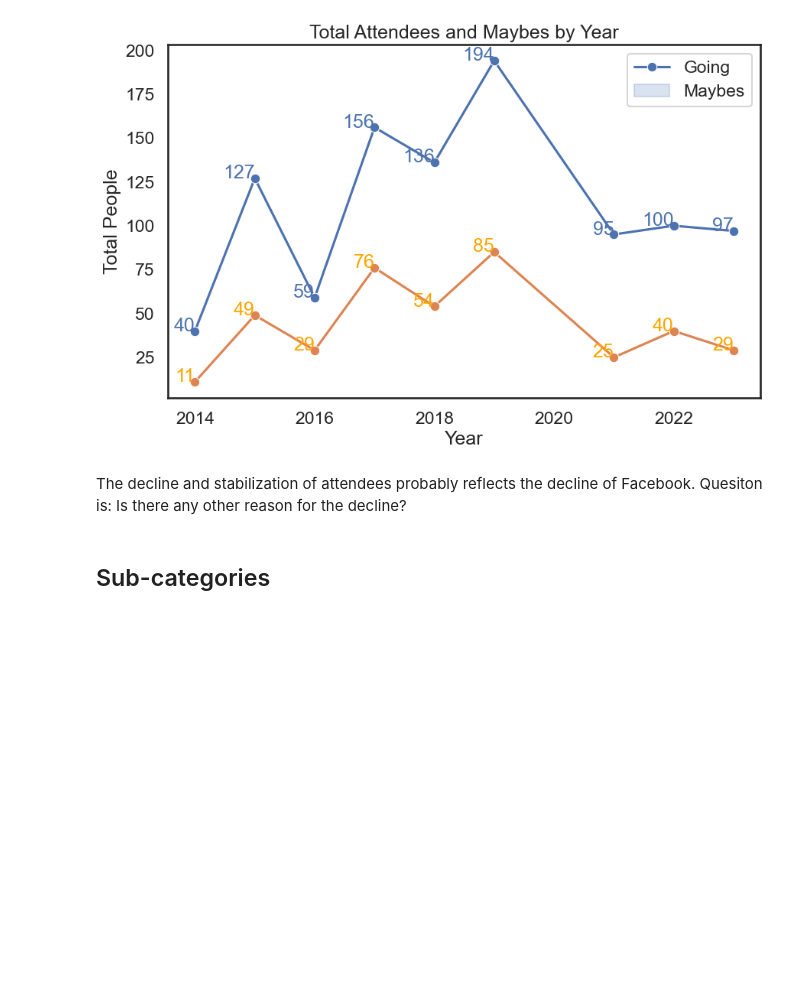
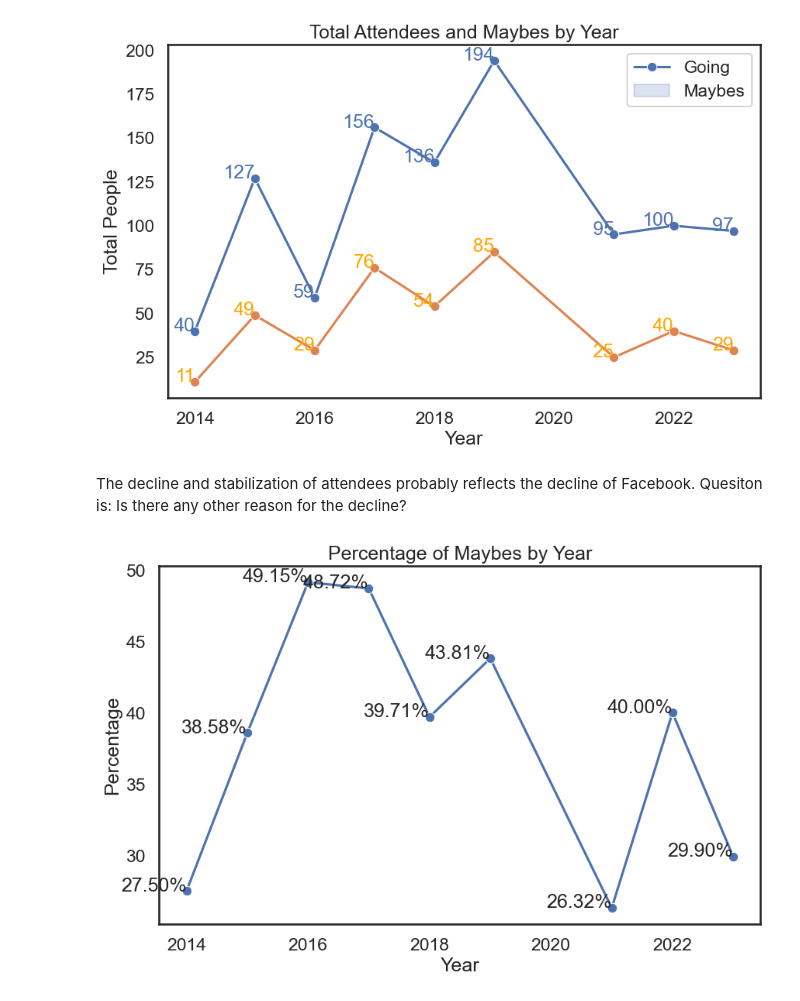
Before and after one commit to johbry17/Harvest-Party, a Jupyter notebook: exploratory_data_analysis.ipynb, the cells around one changed output. Cells and saved outputs as stored; diff of their text form; code cells hidden in the pictures; blank space fills up the shorter version.

Commit message:
add more plots to EDA

```diff
--- a/exploratory_data_analysis.ipynb
+++ b/exploratory_data_analysis.ipynb
@@ -437,7 +445,7 @@ plt.show()
 df_sum = df.groupby("Year")["Amount"].sum().reset_index()
 df_sum.columns = ["Year", "Amount"]
 
-don_sum = don_df.copy() # donations df
+don_sum = don_df.copy()  # donations df
 
 # merge expenses and donations dfs
 df_sum = pd.merge(df_sum, don_sum, on="Year", how="outer")
@@ -459,16 +467,14 @@ sns.lineplot(
 )
 
 # Add a horizontal line at y=0
-plt.axhline(0, color='black', linestyle='--')
+plt.axhline(0, color="black", linestyle="--")
 
 # annotate each data point
 for _, row in df_sum.iterrows():
     year = row.Year
     amount = row.Donations_minus_expenses
-    color = 'r' if amount < 0 else 'black'
-    plt.text(
-        year, amount, f"${amount:.2f}", horizontalalignment="right", color=color
-    )
+    color = "r" if amount < 0 else "black"
+    plt.text(year, amount, f"${amount:.2f}", horizontalalignment="right", color=color)
 
 # format plot
 plt.title("Total Donations minus Expenses by Year")
@@ -885,19 +916,23 @@ df_cat_year_sum = df_cat_year_sum.sort_values("Amount", ascending=False)
 # plot the chart
 sns.set_theme(style="white", context="talk")
 plt.figure(figsize=(10, 6))
-ax = sns.lineplot(x="Year", y="Amount", hue="Category", data=df_cat_year_sum, marker="o")
+ax = sns.lineplot(
+    x="Year", y="Amount", hue="Category", data=df_cat_year_sum, marker="o"
+)
 
 # annotate each line with the name of the category
-for line, name in zip(ax.lines, df_cat_year_sum['Category'].unique()):
+for line, name in zip(ax.lines, df_cat_year_sum["Category"].unique()):
     y = line.get_ydata()[-1]
     x = line.get_xdata()[-1]
-    ax.text(x + 0.1, y, name, color=line.get_color(), size=12, verticalalignment='center')
+    ax.text(
+        x + 0.1, y, name, color=line.get_color(), size=12, verticalalignment="center"
+    )
 
 # format plot
 plt.title("Total Expenses by Category and Year (excluding Bar and Music)")
 plt.xlabel("Year")
 plt.ylabel("Total Amount ($)")
-plt.legend(title="Category", bbox_to_anchor=(1.05, 1), loc='upper left')
+plt.legend(title="Category", bbox_to_anchor=(1.05, 1), loc="upper left")
 plt.show()
 # %% [output]
 [figure]
@@ -1112,5 +1187,27 @@ plt.show()
 [figure]
 # %% [markdown]
 The decline and stabilization of attendees probably reflects the decline of Facebook. Quesiton is: Is there any other reason for the decline?
-# %% [markdown]
-## Sub-categories
+# %%
+# line plot of percent of maybes versus going per year
+
+# calculate percentage of maybes for each year
+att_df["Percentage_maybes"] = att_df["Maybes"] / (att_df["Going"]) * 100
+
+# plot the chart
+sns.set_theme(style="white", context="talk")
+plt.figure(figsize=(10, 6))
+sns.lineplot(x="Year", y="Percentage_maybes", data=att_df, marker="o")
+
+# annotate each data point
+for _, row in att_df.iterrows():
+    year = row.Year
+    percentage = row.Percentage_maybes
+    plt.text(year, percentage, f"{percentage:.2f}%", horizontalalignment="right")
+
+# format plot
+plt.title("Percentage of Maybes by Year")
+plt.xlabel("Year")
+plt.ylabel("Percentage")
+plt.show()
+# %% [output]
+[figure, added]
```
Also changed, not shown: parts of 22 cells of this notebook, 14 other files.
